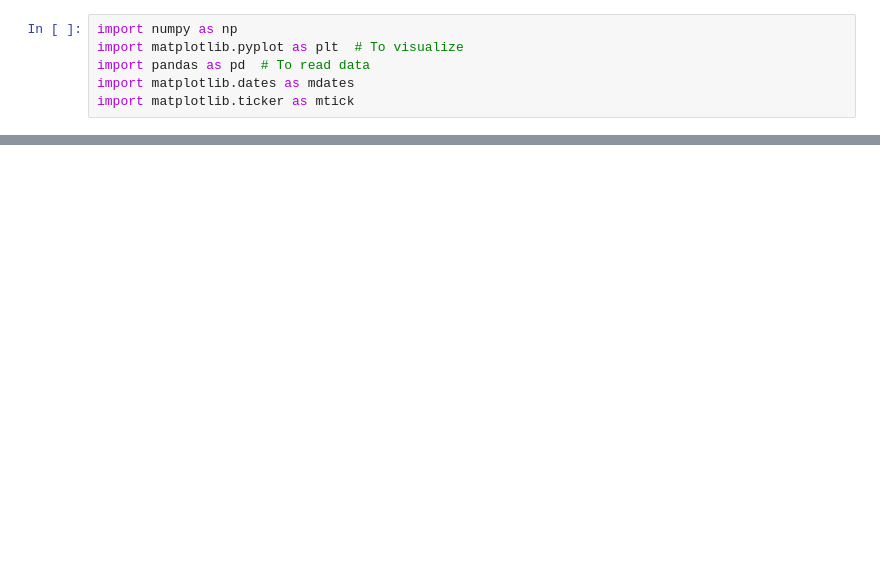
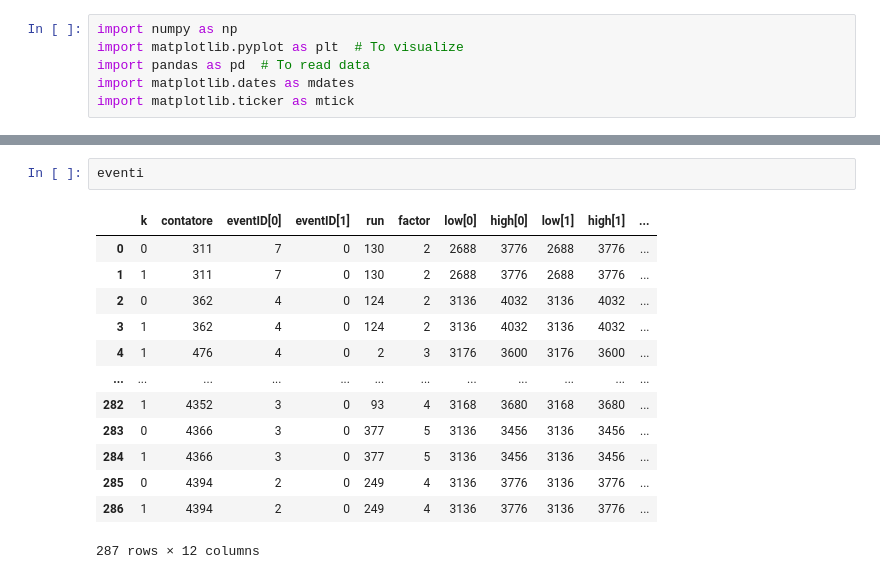
Before and after one commit to aidinattar/analisiTesi, a Jupyter notebook: frequenze/Untitled1.ipynb, the cells around one changed output, grey strips where cells are left out. Drawn from its saved outputs; the diff is of its cells as text; blank space fills up the shorter version.

```diff
--- a/frequenze/Untitled1.ipynb
+++ b/frequenze/Untitled1.ipynb
@@ -45,0 +58,16 @@ plt.hist(eventi['run'],
+# %%
+eventi
+# %% [output]
+|  | k | contatore | eventID[0] | eventID[1] | run | factor | low[0] | high[0] | low[1] | high[1] | ... |
+| 0 | 0 | 311 | 7 | 0 | 130 | 2 | 2688 | 3776 | 2688 | 3776 | ... |
+| 1 | 1 | 311 | 7 | 0 | 130 | 2 | 2688 | 3776 | 2688 | 3776 | ... |
+| 2 | 0 | 362 | 4 | 0 | 124 | 2 | 3136 | 4032 | 3136 | 4032 | ... |
+| 3 | 1 | 362 | 4 | 0 | 124 | 2 | 3136 | 4032 | 3136 | 4032 | ... |
+| 4 | 1 | 476 | 4 | 0 | 2 | 3 | 3176 | 3600 | 3176 | 3600 | ... |
+| ... | ... | ... | ... | ... | ... | ... | ... | ... | ... | ... | ... |
+| 282 | 1 | 4352 | 3 | 0 | 93 | 4 | 3168 | 3680 | 3168 | 3680 | ... |
+| 283 | 0 | 4366 | 3 | 0 | 377 | 5 | 3136 | 3456 | 3136 | 3456 | ... |
+| 284 | 1 | 4366 | 3 | 0 | 377 | 5 | 3136 | 3456 | 3136 | 3456 | ... |
+| 285 | 0 | 4394 | 2 | 0 | 249 | 4 | 3136 | 3776 | 3136 | 3776 | ... |
+| 286 | 1 | 4394 | 2 | 0 | 249 | 4 | 3136 | 3776 | 3136 | 3776 | ... |
+287 rows × 12 columns
```
Also changed, not shown: parts of 3 cells of this notebook, 24 other files.
